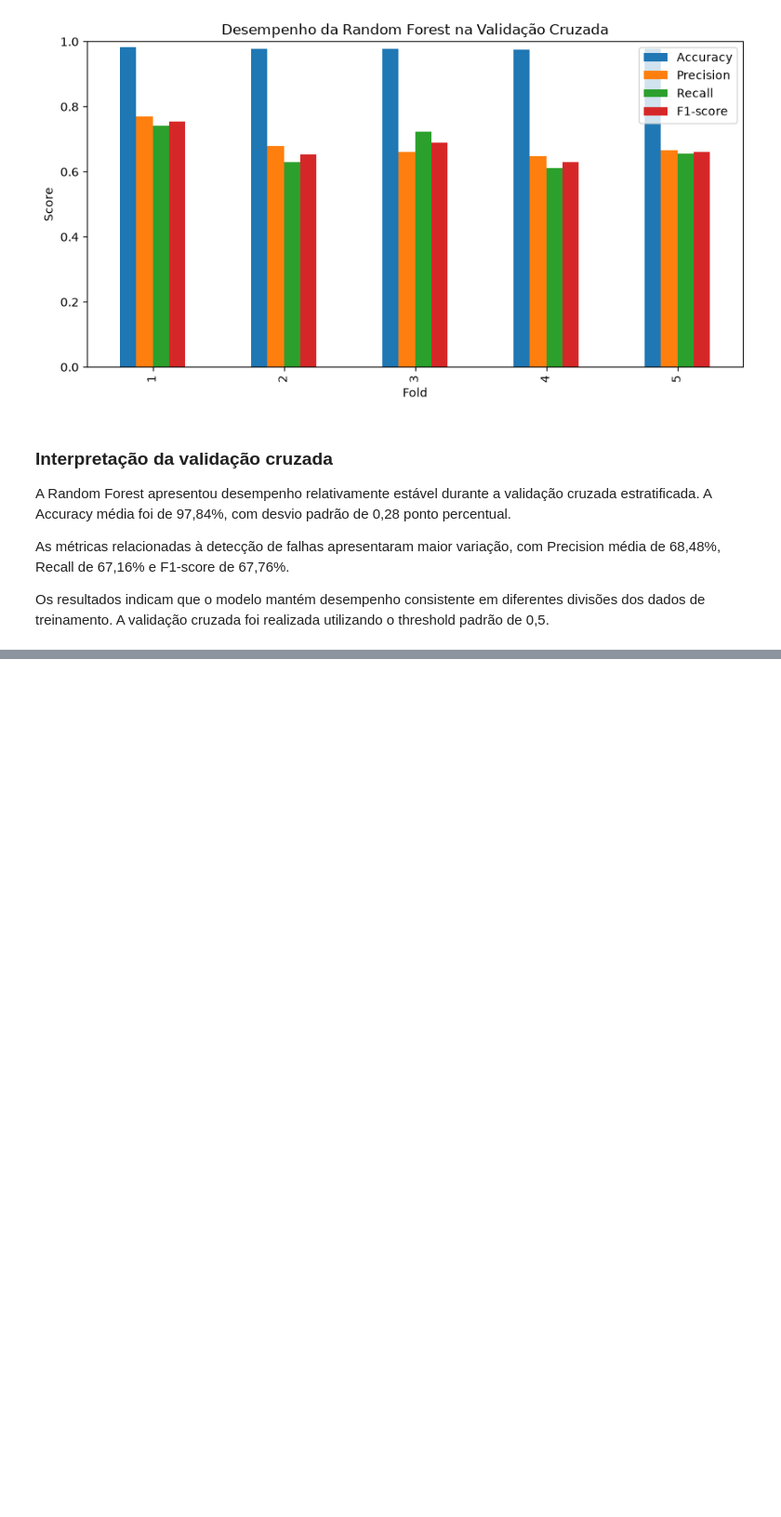
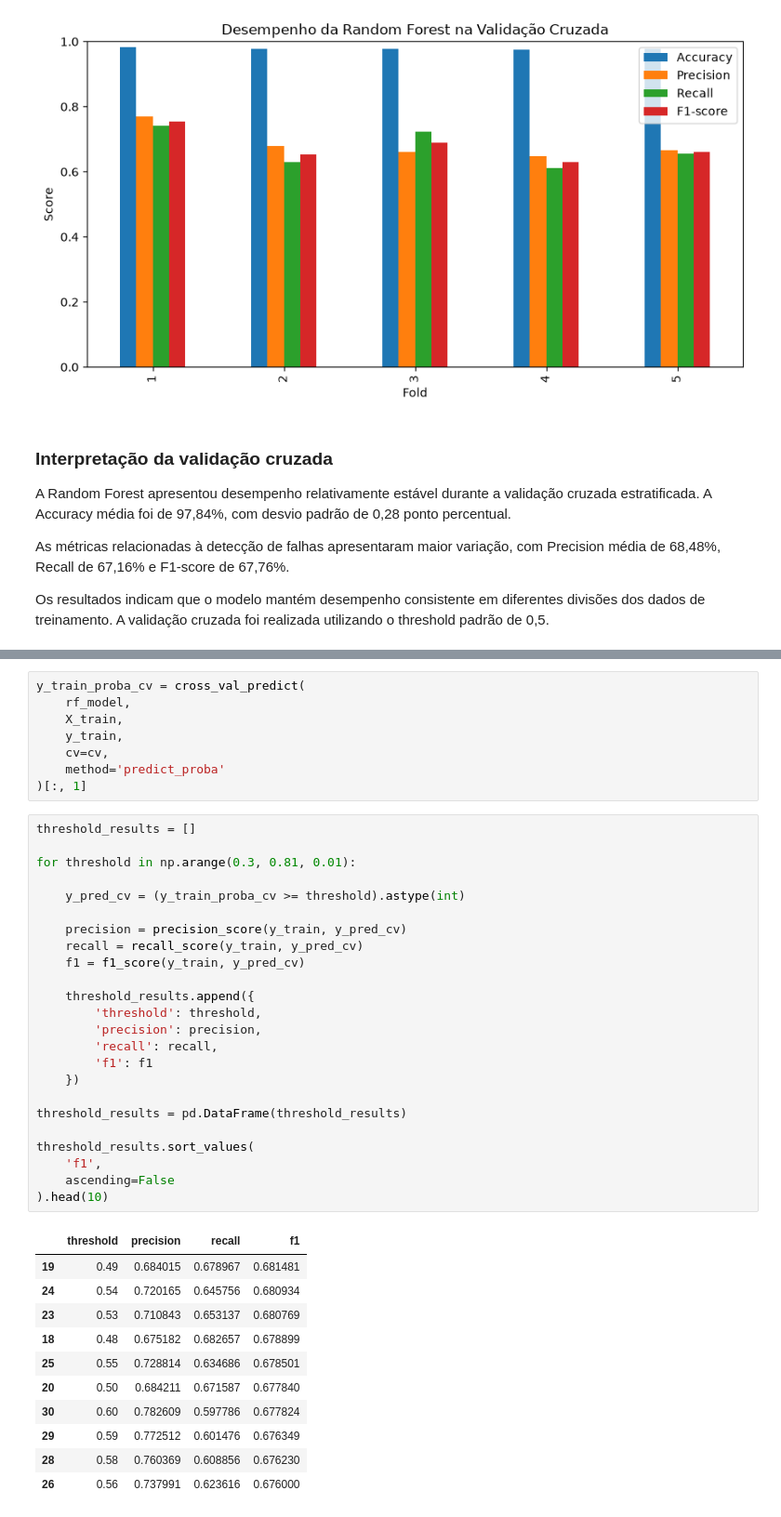
Before and after one commit to joaovitorsoska/Sistema-industrial-deteccao-anomalias, a Jupyter notebook: notebooks/EDA.ipynb, the cells around one changed output, grey strips where cells are left out. Shown at 93% size. Saved outputs shown, nothing was run; the diff lists cells and outputs as text; blank space fills up the shorter version.

```diff
--- a/notebooks/EDA.ipynb
+++ b/notebooks/EDA.ipynb
@@ -860,0 +866,44 @@ Os resultados indicam que o modelo mantém desempenho consistente em diferentes
+# %%
+y_train_proba_cv = cross_val_predict(
+    rf_model,
+    X_train,
+    y_train,
+    cv=cv,
+    method='predict_proba'
+)[:, 1]
+# %%
+threshold_results = []
+
+for threshold in np.arange(0.3, 0.81, 0.01):
+
+    y_pred_cv = (y_train_proba_cv >= threshold).astype(int)
+
+    precision = precision_score(y_train, y_pred_cv)
+    recall = recall_score(y_train, y_pred_cv)
+    f1 = f1_score(y_train, y_pred_cv)
+
+    threshold_results.append({
+        'threshold': threshold,
+        'precision': precision,
+        'recall': recall,
+        'f1': f1
+    })
+
+threshold_results = pd.DataFrame(threshold_results)
+
+threshold_results.sort_values(
+    'f1',
+    ascending=False
+).head(10)
+# %% [output]
+|  | threshold | precision | recall | f1 |
+| 19 | 0.49 | 0.684015 | 0.678967 | 0.681481 |
+| 24 | 0.54 | 0.720165 | 0.645756 | 0.680934 |
+| 23 | 0.53 | 0.710843 | 0.653137 | 0.680769 |
+| 18 | 0.48 | 0.675182 | 0.682657 | 0.678899 |
+| 25 | 0.55 | 0.728814 | 0.634686 | 0.678501 |
+| 20 | 0.50 | 0.684211 | 0.671587 | 0.677840 |
+| 30 | 0.60 | 0.782609 | 0.597786 | 0.677824 |
+| 29 | 0.59 | 0.772512 | 0.601476 | 0.676349 |
+| 28 | 0.58 | 0.760369 | 0.608856 | 0.676230 |
+| 26 | 0.56 | 0.737991 | 0.623616 | 0.676000 |
```
Also changed, not shown: parts of 6 cells of this notebook.
